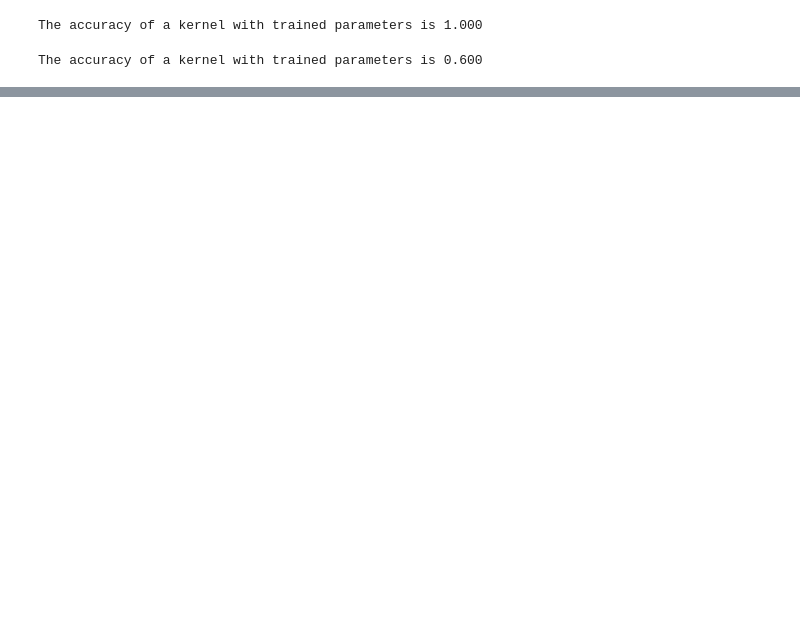
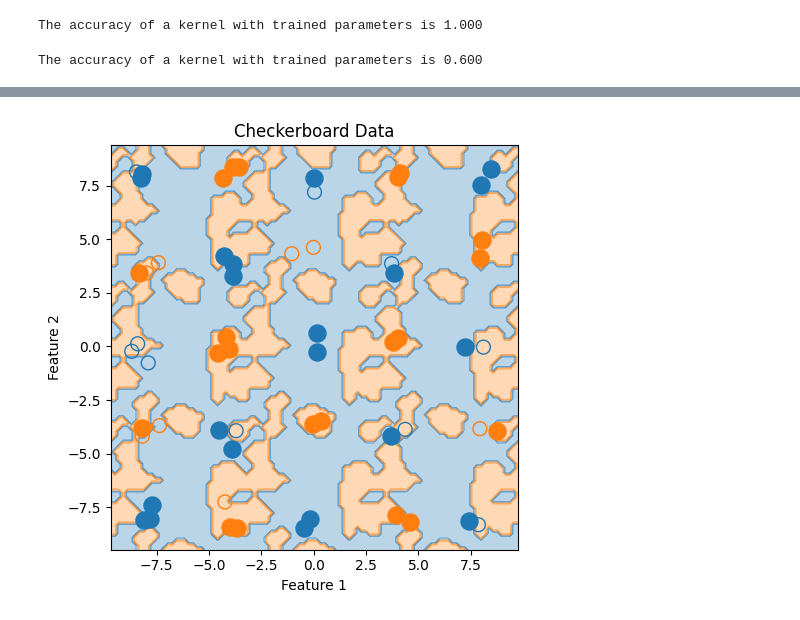
Before and after one commit to qmlWizard/CCKA-Clustered_Centroid_Kernel_Alignment, a Jupyter notebook: analyse.ipynb, the cells around one changed output, grey strips where cells are left out. Drawn from its saved outputs; the diff is of its cells as text; code cells hidden in the pictures; blank space fills up the shorter version.

```diff
--- a/analyse.ipynb
+++ b/analyse.ipynb
@@ -254,13 +326,13 @@ def target_alignment(
 params = init_params
 opt = qml.GradientDescentOptimizer(0.2)
 
-for i in range(500):
+for i in range(1000):
     # Choose subset of datapoints to compute the KTA on.
-    subset = np.random.choice(list(range(len(x_train))), 4)
+    subset = np.random.choice(list(range(len(X_train))), 4)
     # Define the cost function for optimization
     cost = lambda _params: -target_alignment(
-        x_train[subset],
-        y_train[subset],
+        X_train[subset],
+        y_train_binary[subset],
         lambda x1, x2: kernel(x1, x2, _params),
         assume_normalized_kernel=True,
     )
@@ -270,8 +342,8 @@ for i in range(500):
     # Report the alignment on the full dataset every 50 steps.
     if (i + 1) % 50 == 0:
         current_alignment = target_alignment(
-            x_train,
-            y_train,
+            X_train,
+            y_train_binary,
             lambda x1, x2: kernel(x1, x2, params),
             assume_normalized_kernel=True,
         )
@@ -293,5 +365,5 @@ trained_kernel = lambda x1, x2: kernel(x1, x2, params)
 # Second create a kernel matrix function using the trained kernel.
 trained_kernel_matrix = lambda X1, X2: qml.kernels.kernel_matrix(X1, X2, trained_kernel)
 # Note that SVC expects the kernel argument to be a kernel matrix function.
-svm_trained = SVC(kernel=trained_kernel_matrix).fit(x_train, y_train)
+svm_trained = SVC(kernel=trained_kernel_matrix).fit(X_train, y_train_binary)
 # %%
@@ -306,0 +415,26 @@ The accuracy of a kernel with trained parameters is 0.600
+# %%
+plt.figure(figsize=(5, 5))
+plt.contourf(xx, yy, Z, alpha=0.3, cmap=ListedColormap([train_color_0, train_color_1]))
+
+
+
+train_color_0 = '#1f77b4'  # Blue shade
+train_color_1 = '#ff7f0e'  # Orange shade
+
+# Plot training data with solid circles
+plt.scatter(X_train[y_train_binary == -1][:, 0], X_train[y_train_binary == -1][:, 1], color=train_color_0, label='Train Class -1', s=150, marker='o', alpha=1)
+plt.scatter(X_train[y_train_binary == 1][:, 0], X_train[y_train_binary == 1][:, 1], color=train_color_1, label='Train Class 1', s=150, marker='o', alpha=1)
+
+# Plot testing data with hollow circles
+plt.scatter(X_test[y_test_binary == -1][:, 0], X_test[y_test_binary == -1][:, 1], edgecolor=train_color_0, facecolor='none', label='Test Class -1', s=100, marker='o', alpha=1)
+plt.scatter(X_test[y_test_binary == 1][:, 0], X_test[y_test_binary == 1][:, 1], edgecolor=train_color_1, facecolor='none', label='Test Class 1', s=100, marker='o', alpha=1)
+
+# Remove extra margins for a tighter layout
+plt.xlabel('Feature 1')
+plt.ylabel('Feature 2')
+plt.title('Checkerboard Data')
+plt.tight_layout()
+plt.savefig('final_decesion_plot_tutorial.png', dpi=800)
+plt.show()
+# %% [output]
+[figure, added]
```
Also changed, not shown: parts of 16 cells of this notebook, 8 other files.
